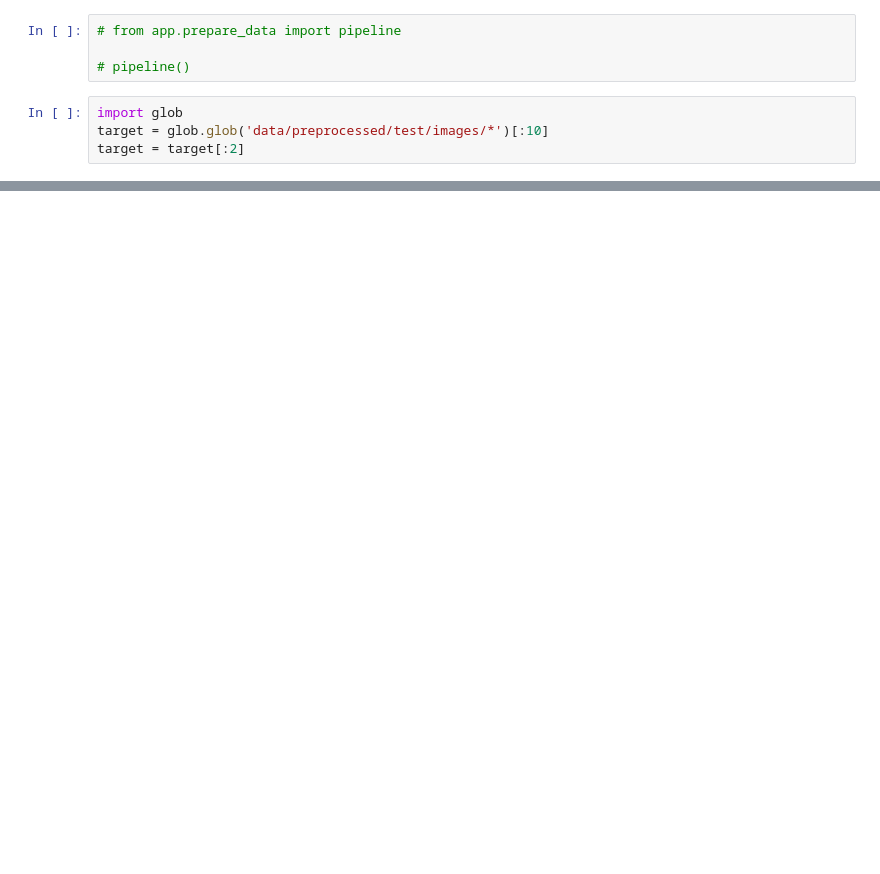
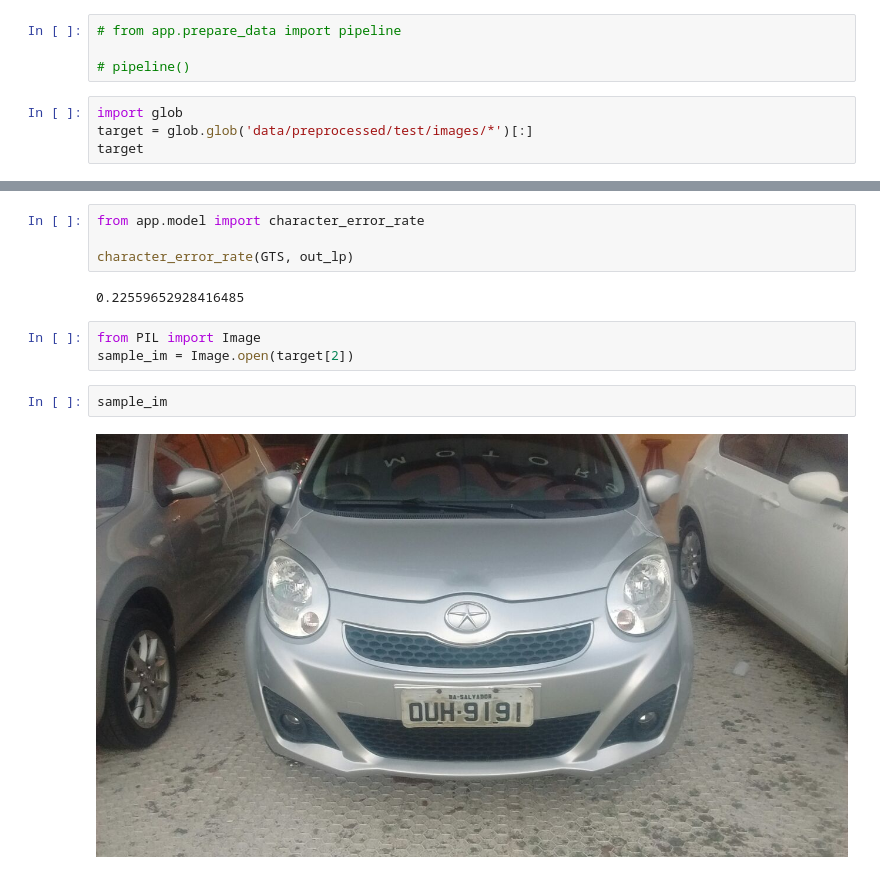
Before and after one commit to Noor-Nizar/License-Plate-Recognition-ALPR, a Jupyter notebook: test.ipynb, the cells around one changed output, grey strips where cells are left out. Drawn from its saved outputs; the diff is of its cells as text; blank space fills up the shorter version.

```diff
--- a/test.ipynb
+++ b/test.ipynb
@@ -4,5 +4,5 @@
 # pipeline()
 # %%
 import glob
-target = glob.glob('data/preprocessed/test/images/*')[:10]
-target = target[:2]
+target = glob.glob('data/preprocessed/test/images/*')[:]
+target
@@ -63,0 +201,13 @@ ImportError: cannot import name 'predict_single_sample' from 'app.model' (d:\Kee
+# %%
+from app.model import character_error_rate
+
+character_error_rate(GTS, out_lp)
+# %% [output]
+0.22559652928416485
+# %%
+from PIL import Image
+sample_im = Image.open(target[2])
+# %%
+sample_im
+# %% [output]
+[figure, added]
```
Also changed, not shown: parts of 16 cells of this notebook, 9 other files.
